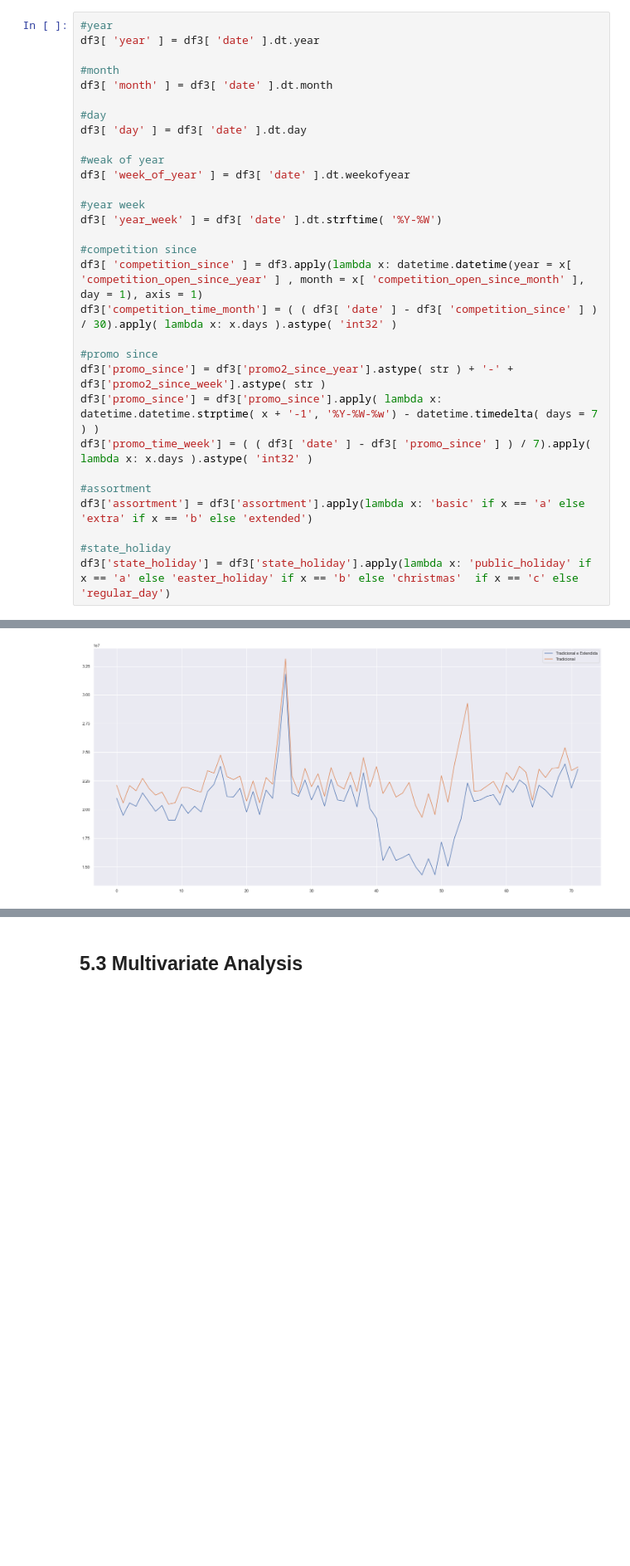
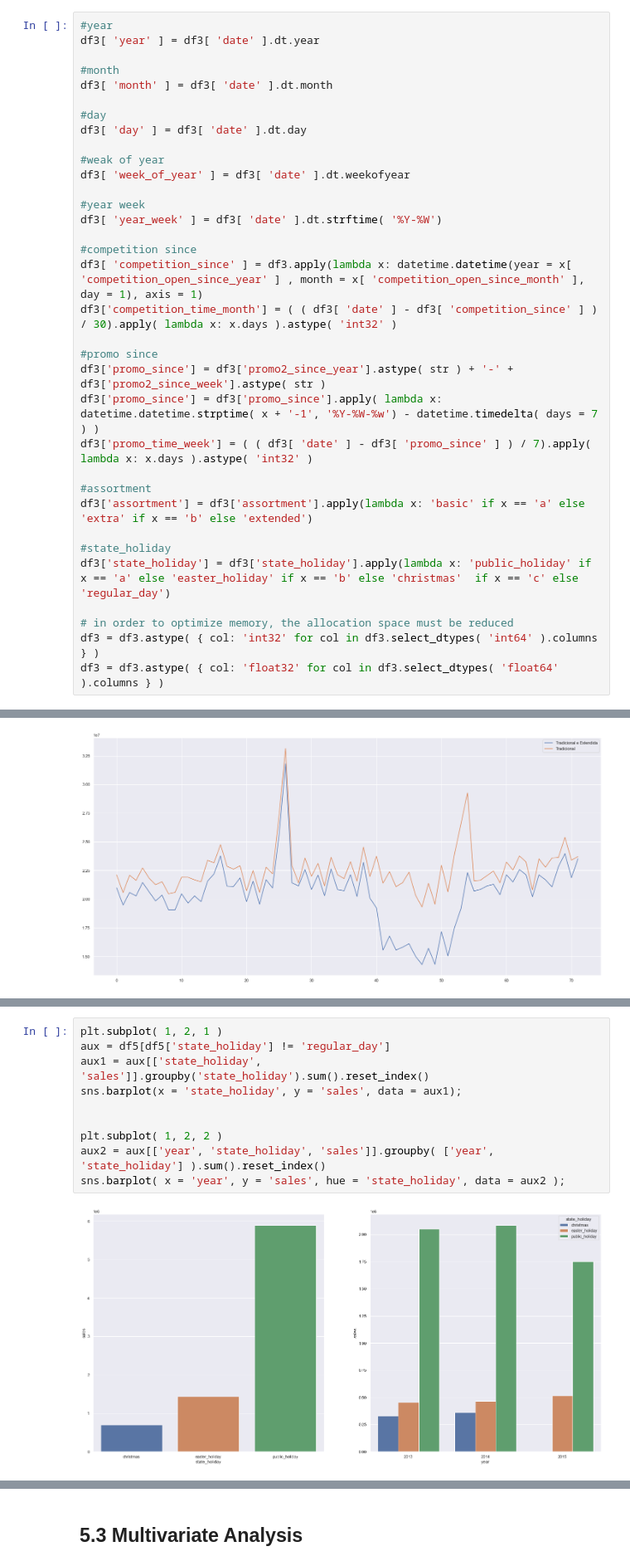
Before and after one commit to leandrogarcialopes/RossmannStoreSales, a Jupyter notebook: Rossmann_Store_Sales.ipynb, the cells around one changed output, grey strips where cells are left out. Shown at 83% size. Saved outputs shown, nothing was run; the diff lists cells and outputs as text; blank space fills up the shorter version.

```diff
--- a/Rossmann_Store_Sales.ipynb
+++ b/Rossmann_Store_Sales.ipynb
@@ -568,6 +569,10 @@ df3['assortment'] = df3['assortment'].apply(lambda x: 'basic' if x == 'a' else '
 
 #state_holiday
 df3['state_holiday'] = df3['state_holiday'].apply(lambda x: 'public_holiday' if x == 'a' else 'easter_holiday' if x == 'b' else 'christmas'  if x == 'c' else 'regular_day')
+
+# in order to optimize memory, the allocation space must be reduced
+df3 = df3.astype( { col: 'int32' for col in df3.select_dtypes( 'int64' ).columns } )
+df3 = df3.astype( { col: 'float32' for col in df3.select_dtypes( 'float64' ).columns } )
 # %%
 df3.head().T
 # %% [output]
@@ -813,0 +810,12 @@ ax.legend( labels = ['Tradicional e Estendida', 'Tradicional']);
+# %%
+plt.subplot( 1, 2, 1 )
+aux = df5[df5['state_holiday'] != 'regular_day']
+aux1 = aux[['state_holiday', 'sales']].groupby('state_holiday').sum().reset_index()
+sns.barplot(x = 'state_holiday', y = 'sales', data = aux1);
+
+
+plt.subplot( 1, 2, 2 )
+aux2 = aux[['year', 'state_holiday', 'sales']].groupby( ['year', 'state_holiday'] ).sum().reset_index()
+sns.barplot( x = 'year', y = 'sales', hue = 'state_holiday', data = aux2 );
+# %% [output]
+[figure, added]
```
Also changed, not shown: parts of 57 cells of this notebook.
